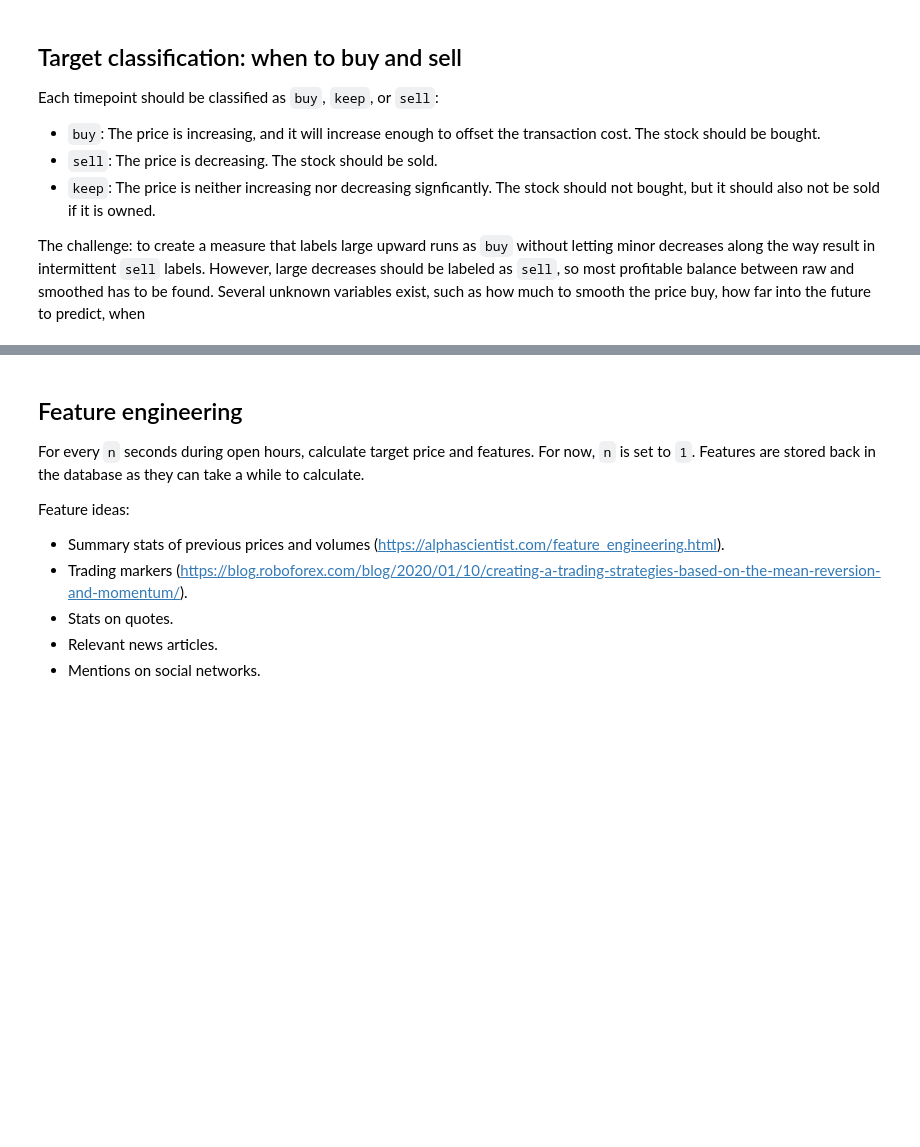
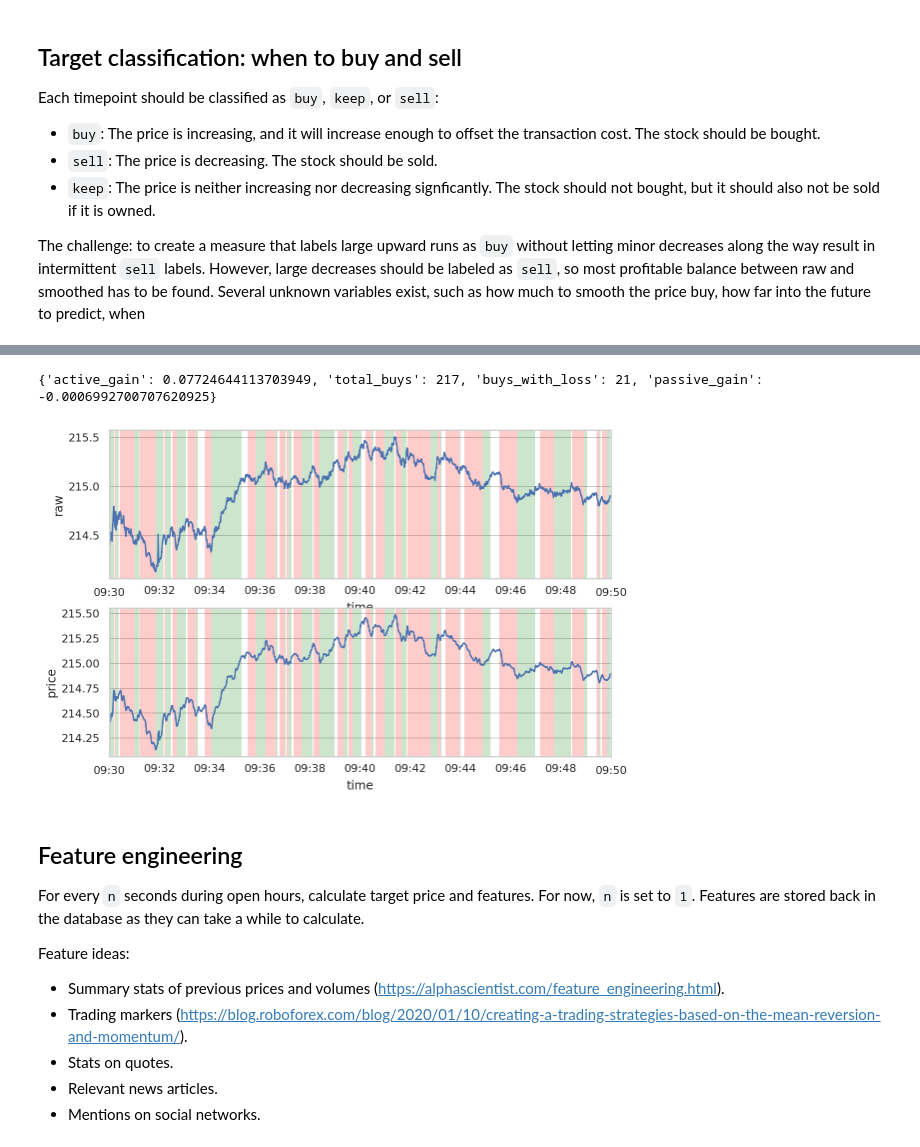
Before and after one commit to dwitvliet/project-stock-trading, a Jupyter notebook: stock_prediction.ipynb, the cells around one changed output, grey strips where cells are left out. Drawn from its saved outputs; the diff is of its cells as text; code cells hidden in the pictures; blank space fills up the shorter version.

Commit message:
Moved code to label price runs as 'buy' or 'sell' to an external function

```diff
--- a/stock_prediction.ipynb
+++ b/stock_prediction.ipynb
@@ -264,3 +175,35 @@ price.iloc[ilocs_max]['price'].plot(style='.', lw=5, color='green', marker='v',
+# %%
+periods_to_smooth_price =  3
+gain_threshold = 0.05
+
+trades = data.get_trades('MSFT', '2020-12-07')
+
+# Calculate price per second.
+price = descriptive_stats.weighted_mean(
+    trades, 'price', weights='volume', groupby=pd.Grouper(key='time', freq='1S')
+) \
+    .fillna(method='ffill') \
+    .to_frame()
+
+# Smooth price to reduce noise.
+price['raw'] = price['price']
+price['price'] = price['price'].rolling(periods_to_smooth_price).mean()
+price = price.between_time('9:30', '16:00', include_end=False)
+
+# Label long ups as buy, and long downs as sell.
+price['prediction'] = buy_or_sell.label_timeseries(
+    price['price'], gain_threshold
+)
+
+# Check hypothetic gains.
+print(buy_or_sell.profits(price, buy_cost=gain_threshold))
+
+# Plot result.
+price = price.between_time('9:30', '9:50')
+buy_or_sell.plot_timeseries(price, ['raw' , 'price'])
+# %% [output]
+{'active_gain': 0.07724644113703949, 'total_buys': 217, 'buys_with_loss': 21, 'passive_gain': -0.0006992700707620925}
+[figure, added]
 # %% [markdown]
 ## Feature engineering
 
```
Also changed, not shown: parts of 2 cells of this notebook, 2 other files.
